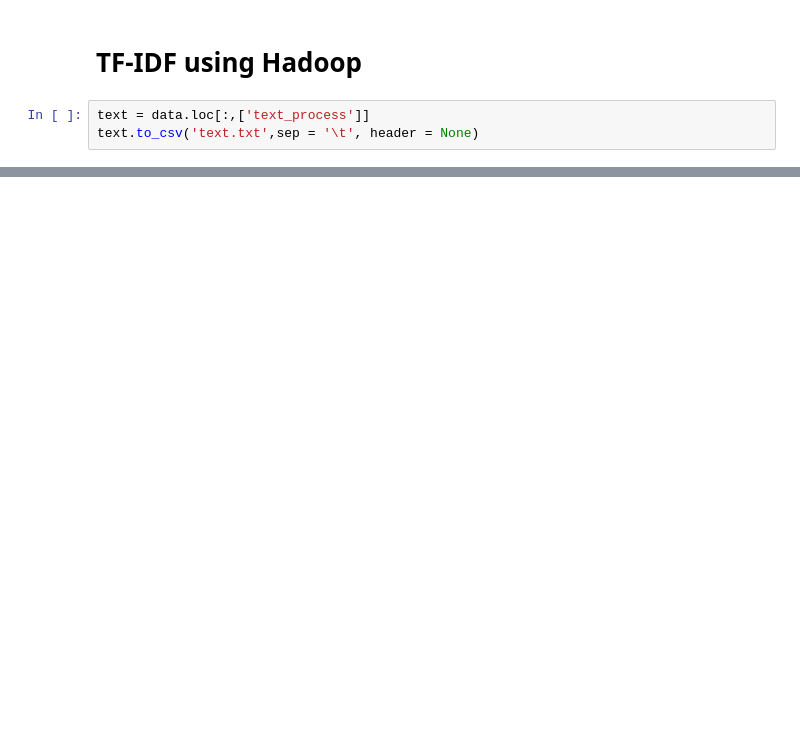
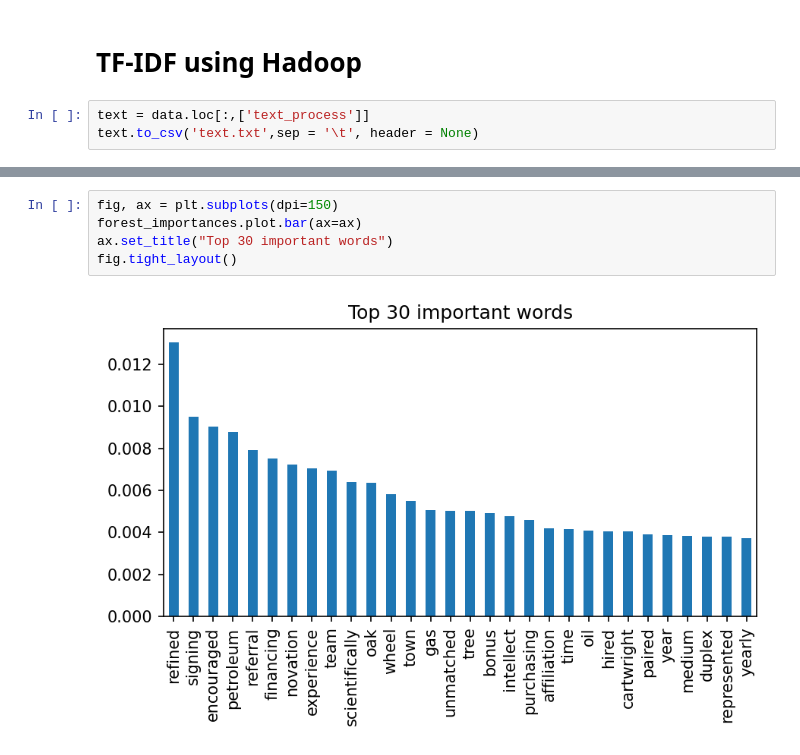
Before and after one commit to Exlie-Flyyi/CS5488_Group_Project, a Jupyter notebook: 5.3 Model Building.ipynb, the cells around one changed output, grey strips where cells are left out. Drawn from its saved outputs; the diff is of its cells as text; blank space fills up the shorter version.

```diff
--- a/5.3 Model Building.ipynb
+++ b/5.3 Model Building.ipynb
@@ -149,0 +281,7 @@ SVC()
+# %%
+fig, ax = plt.subplots(dpi=150)
+forest_importances.plot.bar(ax=ax)
+ax.set_title("Top 30 important words")
+fig.tight_layout()
+# %% [output]
+[figure, added]
```
Also changed, not shown: parts of 37 cells of this notebook.
